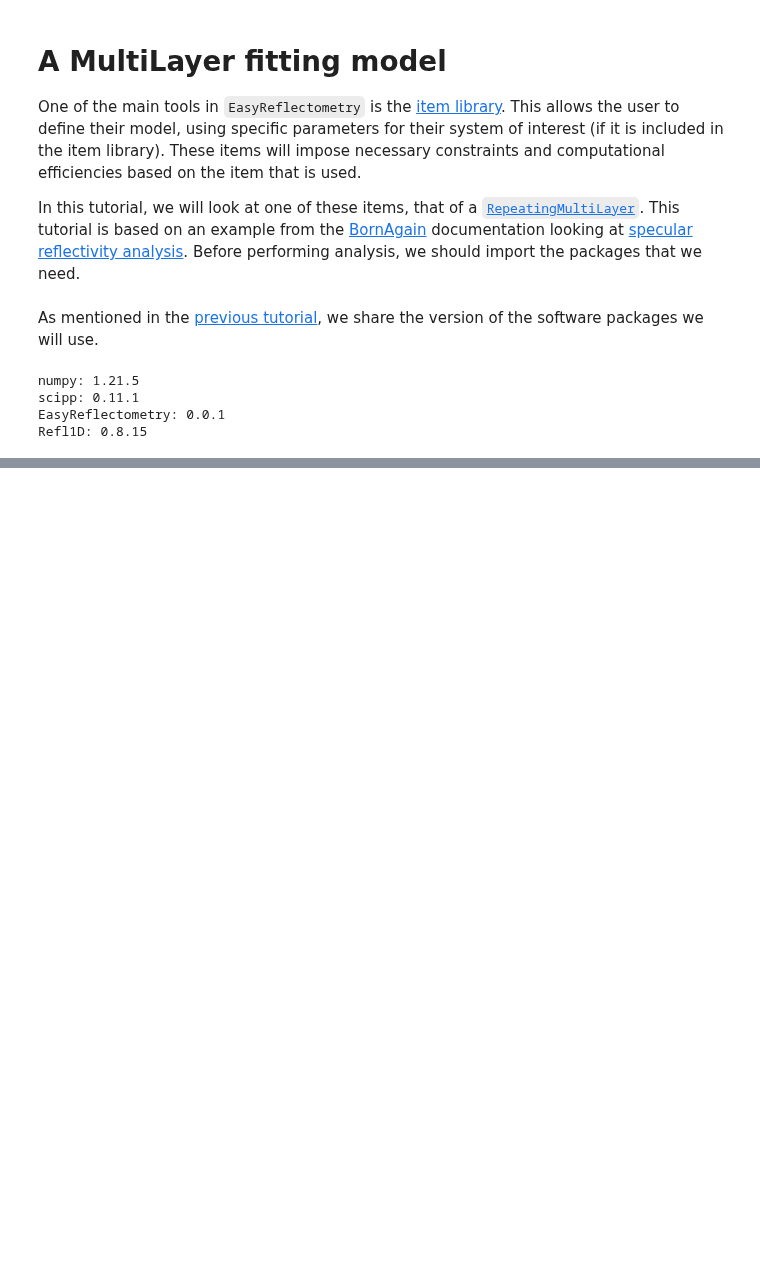
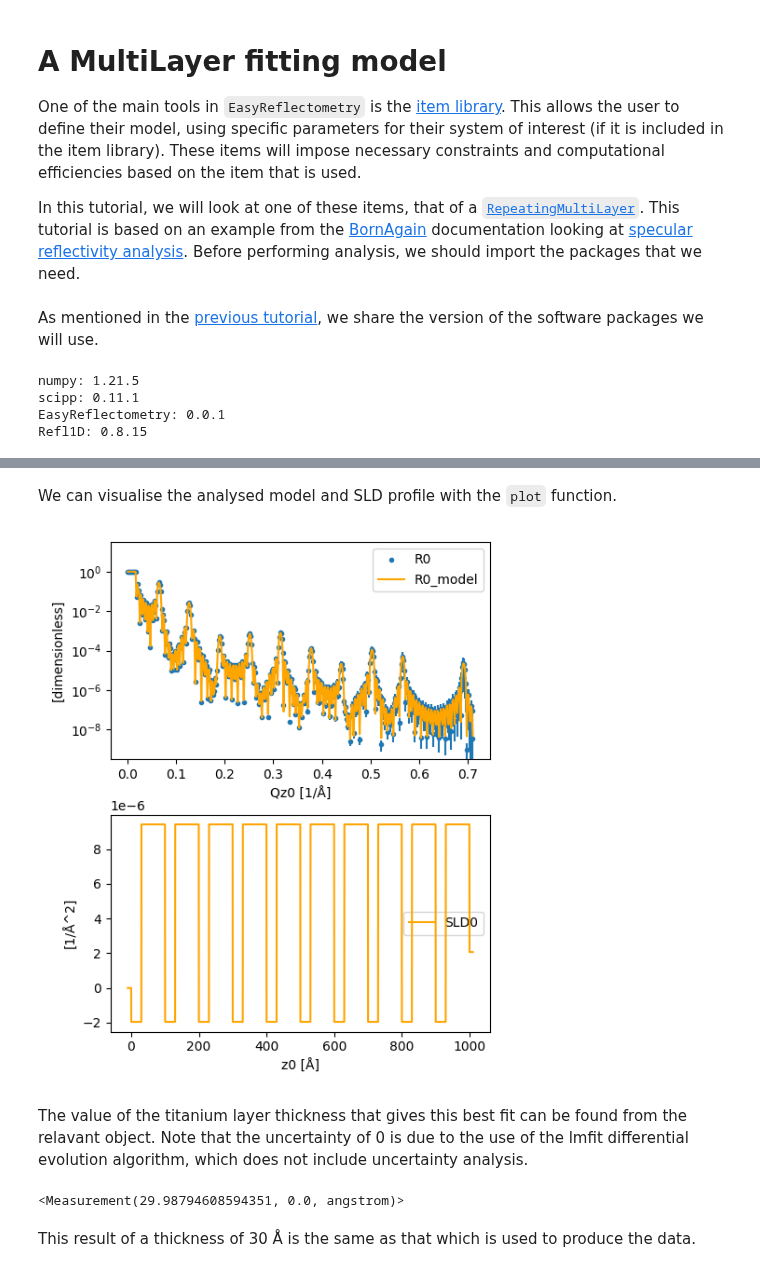
Before and after one commit to EasyScience/EasyReflectometryLib, a Jupyter notebook: repeating.ipynb, the cells around one changed output, grey strips where cells are left out. Saved outputs shown, nothing was run; the diff lists cells and outputs as text; code cells hidden in the pictures; blank space fills up the shorter version.

```diff
--- a/repeating.ipynb
+++ b/repeating.ipynb
@@ -73,2 +96,0 @@ structure
-# %%
-model = Model.from_pars(structure, 1, 1e-6, 0.02, 'Film Model')
@@ -85,6 +100,3 @@ model.structure
 ti_layer.thickness.min = 10
 ti_layer.thickness.max = 60
 ti_layer.thickness.fixed = False
-# %%
-calculator = Calculator()
-model.interface = calculator
@@ -92,0 +109,5 @@ KeyError: 300109484847121224867957332317693980154
+# %%
+interface = Interface()
+interface.switch('refl1d')
+model.interface = interface
+print(interface.current_interface.name)
@@ -92,0 +121,4 @@ KeyError: 300109484847121224867957332317693980154
+# %%
+fitter = Fitter(model, interface)
+analysed = fitter.fit(data, method='differential_evolution')
+analysed
@@ -92,0 +139,15 @@ KeyError: 300109484847121224867957332317693980154
+# %% [markdown]
+We can visualise the analysed model and SLD profile with the `plot` function.
+# %%
+plot(analysed)
+# %% [output]
+[figure, added]
+# %% [markdown]
+The value of the titanium layer thickness that gives this best fit can be found from the relavant object.
+Note that the uncertainty of 0 is due to the use of the lmfit differential evolution algorithm, which does not include uncertainty analysis.
+# %%
+ti_layer.thickness.value
+# %% [output]
+<Measurement(29.98794608594351, 0.0, angstrom)>
+# %% [markdown]
+This result of a thickness of 30 Å is the same as that which is used to produce the data.
```
Also changed, not shown: parts of 22 cells of this notebook, 45 other files.
